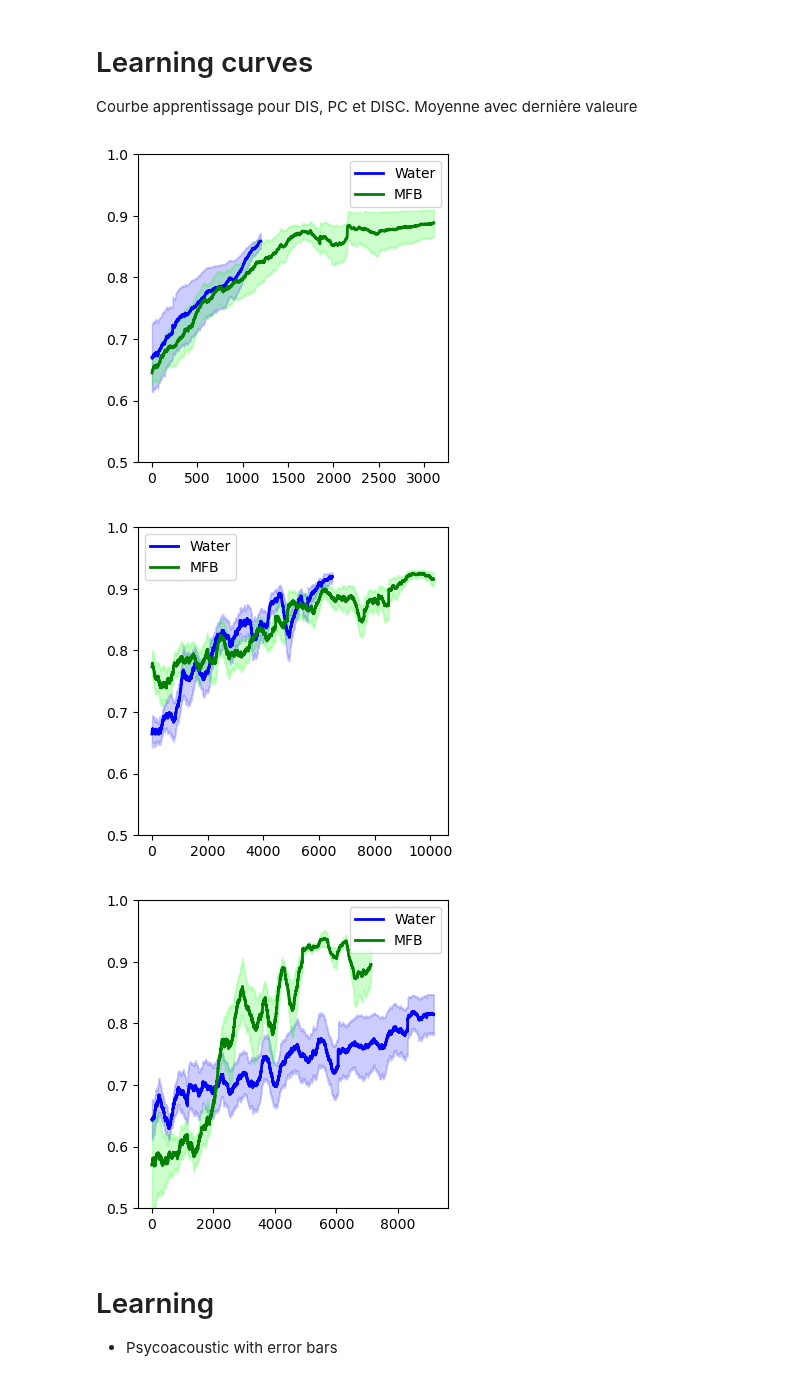
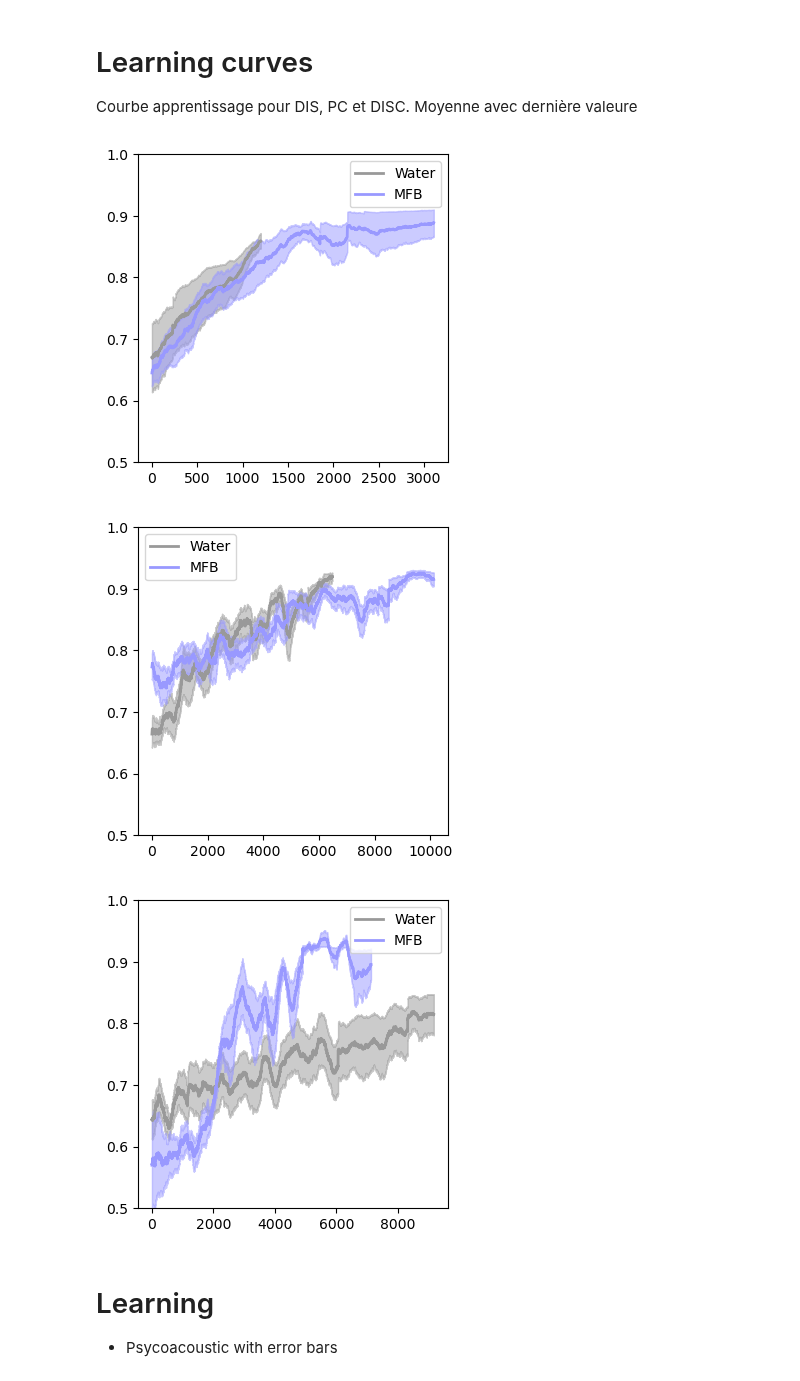
Before and after one commit to AntoninVerdier/Utilities, a Jupyter notebook: Elphy_Analysis/MFB_Figures.ipynb, the cells around one changed output. Cells and saved outputs as stored; diff of their text form; code cells hidden in the pictures.

```diff
--- a/Elphy_Analysis/MFB_Figures.ipynb
+++ b/Elphy_Analysis/MFB_Figures.ipynb
@@ -288,10 +288,10 @@ for mouse in mice_water_dis:
 
 longest_mouse = np.max([len(c) for c in all_convo_water])
 all_convo_water= np.array([np.pad(c, (0, longest_mouse - len(c)), mode='maximum') for c in all_convo_water])
-axs.plot(np.mean(all_convo_water, axis=0), c='blue', linewidth=2, label='Water')
+axs.plot(np.mean(all_convo_water, axis=0), c=(0.6, 0.6, 0.6, 1), linewidth=2, label='Water')
 sem = np.std(all_convo_water, axis=0) / np.sqrt(all_convo_water.shape[0])
 m = np.mean(all_convo_water, axis=0)
-axs.fill_between(np.arange(len(m)), m - sem, m + sem, color=(0, 0, 1, 0.2))
+axs.fill_between(np.arange(len(m)), m - sem, m + sem, color=(0.6, 0.6, 0.6, 0.5))
 
 all_convo_mfb = []
 for mouse in mice_mfb_dis:
@@ -303,10 +303,10 @@ for mouse in mice_mfb_dis:
 longest_mouse = np.max([len(c) for c in all_convo_mfb])
 all_convo_mfb = np.array([np.pad(c, (0, longest_mouse - len(c)), mode='maximum') for c in all_convo_mfb])
 np.save('Paper/dis_learning', (all_convo_water, all_convo_mfb))
-axs.plot(np.mean(all_convo_mfb, axis=0), c='green', linewidth=2, label='MFB')
+axs.plot(np.mean(all_convo_mfb, axis=0), c=(0.6, 0.6, 1, 1), linewidth=2, label='MFB')
 sem = np.std(all_convo_mfb, axis=0) / np.sqrt(all_convo_mfb.shape[0])
 m = np.mean(all_convo_mfb, axis=0)
-axs.fill_between(np.arange(len(m)), m - sem, m + sem, color=(0, 1, 0, 0.2))
+axs.fill_between(np.arange(len(m)), m - sem, m + sem, color=(0.6, 0.6, 1, 0.5))
 axs.set_ylim((0.5, 1))
 
 plt.legend()
@@ -326,10 +326,10 @@ for mouse in mice_water_pc:
 
 longest_mouse = np.max([len(c) for c in all_convo_water])
 all_convo_water= np.array([np.pad(c, (0, longest_mouse - len(c)), mode='maximum') for c in all_convo_water])
-axs.plot(np.mean(all_convo_water, axis=0), c='blue', linewidth=2, label='Water')
+axs.plot(np.mean(all_convo_water, axis=0), c=(0.6, 0.6, 0.6, 1), linewidth=2, label='Water')
 sem = np.std(all_convo_water, axis=0) / np.sqrt(all_convo_water.shape[0])
 m = np.mean(all_convo_water, axis=0)
-axs.fill_between(np.arange(len(m)), m - sem, m + sem, color=(0, 0, 1, 0.2))
+axs.fill_between(np.arange(len(m)), m - sem, m + sem, color=(0.6, 0.6, 0.6, 0.5))
 
 all_convo_mfb = []
 for mouse in mice_mfb_pc:
@@ -341,10 +341,10 @@ for mouse in mice_mfb_pc:
 longest_mouse = np.max([len(c) for c in all_convo_mfb])
 all_convo_mfb = np.array([np.pad(c, (0, longest_mouse - len(c)), mode='maximum') for c in all_convo_mfb])
 np.save('Paper/pc_learning', (all_convo_water, all_convo_mfb))
-axs.plot(np.mean(all_convo_mfb, axis=0), c='green', linewidth=2, label='MFB')
+axs.plot(np.mean(all_convo_mfb, axis=0), c=(0.6, 0.6, 1, 1), linewidth=2, label='MFB')
 sem = np.std(all_convo_mfb, axis=0) / np.sqrt(all_convo_mfb.shape[0])
 m = np.mean(all_convo_mfb, axis=0)
-axs.fill_between(np.arange(len(m)), m - sem, m + sem, color=(0, 1, 0, 0.2))
+axs.fill_between(np.arange(len(m)), m - sem, m + sem, color=(0.6, 0.6, 1, 0.5))
 axs.set_ylim((0.5, 1))
 plt.legend()
 plt.savefig('Paper/PC_learning.svg')
@@ -355,40 +355,40 @@ fig, axs = plt.subplots(1, figsize=(4, 4))
 all_convo_water = []
 for mouse in mice_water_disc:
     files = mouse.elphy
     tasks = np.concatenate([f.tr_corr for f in files])
     convo_water = np.convolve(tasks, np.ones(smoothness)/smoothness, mode='valid')
     all_convo_water.append(convo_water)
     #axs[0].plot(convo_water, color='grey', linewidth=1)
 
 longest_mouse = np.max([len(c) for c in all_convo_water])
 all_convo_water= np.array([np.pad(c, (0, longest_mouse - len(c)), mode='maximum') for c in all_convo_water])
-axs.plot(np.mean(all_convo_water, axis=0), c='blue', linewidth=2, label='Water')
+axs.plot(np.mean(all_convo_water, axis=0), c=(0.6, 0.6, 0.6, 1), linewidth=2, label='Water')
 sem = np.std(all_convo_water, axis=0) / np.sqrt(all_convo_water.shape[0])
 m = np.mean(all_convo_water, axis=0)
-axs.fill_between(np.arange(len(m)), m - sem, m + sem, color=(0, 0, 1, 0.2))
+axs.fill_between(np.arange(len(m)), m - sem, m + sem, color=(0.6, 0.6, 0.6, 0.5))
 
 all_convo_mfb = []
 for mouse in mice_mfb_disc:
     all_corrs = np.concatenate(mouse.corrs)
     convo_mfb = np.convolve(all_corrs, np.ones(smoothness)/smoothness, mode='valid')
     #axs[1].plot(convo_mfb, color='grey', linewidth=1)
     all_convo_mfb.append(convo_mfb)
 
 longest_mouse = np.max([len(c) for c in all_convo_mfb])
 all_convo_mfb = np.array([np.pad(c, (0, longest_mouse - len(c)), mode='maximum') for c in all_convo_mfb])
 np.save('Paper/disc_learning', (all_convo_water, all_convo_mfb))
-axs.plot(np.mean(all_convo_mfb, axis=0), c='green', linewidth=2, label='MFB')
+axs.plot(np.mean(all_convo_mfb, axis=0), c=(0.6, 0.6, 1, 1), linewidth=2, label='MFB')
 sem = np.std(all_convo_mfb, axis=0) / np.sqrt(all_convo_mfb.shape[0])
 m = np.mean(all_convo_mfb, axis=0)
-axs.fill_between(np.arange(len(m)), m - sem, m + sem, color=(0, 1, 0, 0.2))
+axs.fill_between(np.arange(len(m)), m - sem, m + sem, color=(0.6, 0.6, 1, 0.5))
 axs.set_ylim((0.5, 1))
 plt.legend()
 plt.savefig('Paper/DISC_learning.svg')
 plt.show()
 # %% [output]
-[figure, old version]
+[figure, new version]
-[figure, old version]
+[figure, new version]
-[figure, old version]
+[figure, new version]
 # %% [markdown]
 # Learning
 - Psycoacoustic with error bars
```
Also changed, not shown: parts of 4 cells of this notebook, 4 other files.
